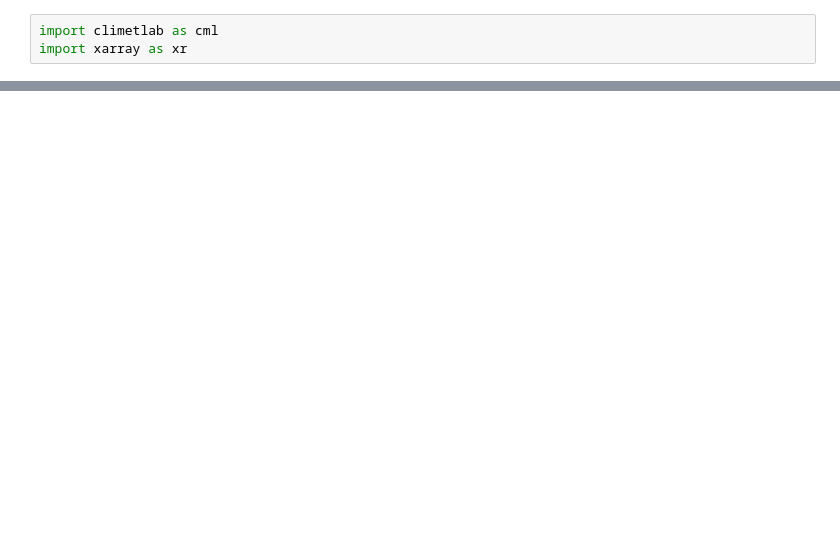
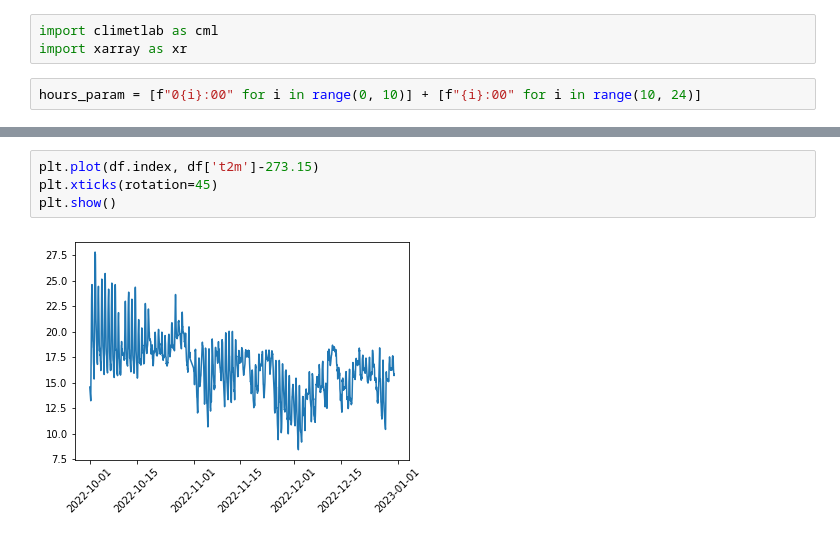
Before and after one commit to duarteoliper/WDL_2023, a Jupyter notebook: notebooks/climate.ipynb, the cells around one changed output, grey strips where cells are left out. Saved outputs shown, nothing was run; the diff lists cells and outputs as text; blank space fills up the shorter version.

```diff
--- a/notebooks/climate.ipynb
+++ b/notebooks/climate.ipynb
@@ -11,6 +15,8 @@ This code loads the `climetlab` package and sets the source and dataset to retri
 # %%
 import climetlab as cml
 import xarray as xr
+# %%
+hours_param = [f"0{i}:00" for i in range(0, 10)] + [f"{i}:00" for i in range(10, 24)]
 # %%
 # Set the source and dataset
 source = cml.load_source("cds", "reanalysis-era5-single-levels",
@@ -104,0 +143,6 @@ Data variables:
+# %%
+plt.plot(df.index, df['t2m']-273.15)
+plt.xticks(rotation=45)
+plt.show()
+# %% [output]
+[figure, added]
```
Also changed, not shown: parts of 15 cells of this notebook, 1 other file.
